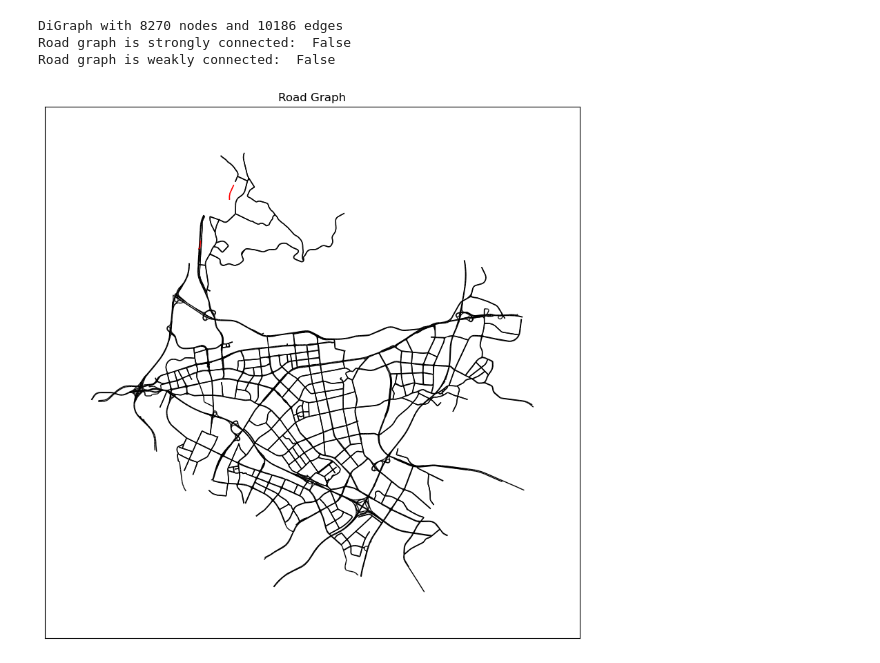
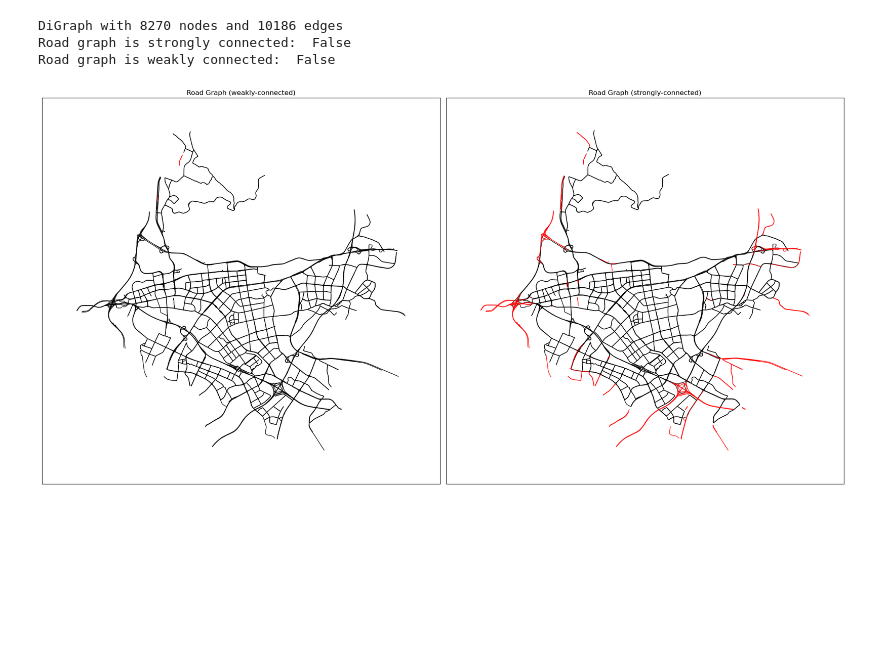
Before and after one commit to manuelck99/bachelors-thesis, a Jupyter notebook: preprocessing/map.ipynb, the cells around one changed output. Saved outputs shown, nothing was run; the diff lists cells and outputs as text; code cells hidden in the pictures; blank space fills up the shorter version.

```diff
--- a/preprocessing/map.ipynb
+++ b/preprocessing/map.ipynb
@@ -59,71 +59,84 @@ DiGraph with 8270 nodes and 10186 edges
 Road graph is strongly connected:  False
 Road graph is weakly connected:  False
 # %%
-# Find maximum weakly-connected sub road graph
+# Find maximum strongly- and weakly-connected sub road graph
 wccs = list(nx.weakly_connected_components(road_graph))
 max_wcc = max(wccs, key=len)
 max_wcc_sub_road_graph = road_graph.subgraph(max_wcc).copy()
 
-# Save weakly-connected sub road graph
+sccs = list(nx.strongly_connected_components(road_graph))
+max_scc = max(sccs, key=len)
+max_scc_sub_road_graph = road_graph.subgraph(max_scc).copy()
+
+# Save strongly- and weakly-connected sub road graph
 with open("road_graph_nsl_wc.pickle", mode="wb") as file:
     pickle.dump(max_wcc_sub_road_graph, file)
+
+with open("road_graph_nsl_sc.pickle", mode="wb") as file:
+    pickle.dump(max_scc_sub_road_graph, file)
 
 ## Draw the road graph
 pos = nx.get_node_attributes(road_graph, "pos")
 
-# Find sub road graph consisting of weakly-connected components that are not the maximum one
-left_out_nodes = set(road_graph.nodes()) - set(max_wcc_sub_road_graph.nodes())
-left_out_sub_road_graph = road_graph.subgraph(left_out_nodes)
+# Find sub road graphs consisting of strongly- and weakly-connected components that are not the maximum one
+left_out_wcc_nodes = set(road_graph.nodes()) - set(max_wcc_sub_road_graph.nodes())
+left_out_wcc_sub_road_graph = road_graph.subgraph(left_out_wcc_nodes)
 
-fig, ax = plt.subplots(1, 1, figsize=(10, 10))
+left_out_scc_nodes = set(road_graph.nodes()) - set(max_scc_sub_road_graph.nodes())
+left_out_scc_sub_road_graph = road_graph.subgraph(left_out_scc_nodes)
+
+fig, (ax1, ax2) = plt.subplots(1, 2, figsize=(20, 10))
+
 # nx.draw_networkx(
 #     road_graph,
 #     pos,
 #     with_labels=False,
 #     arrows=False,
 #     edge_color="black",
 #     node_size=1,
 #     node_color="blue",
 #     ax=ax
 # )
 #
 # # node_ids = [105, 741, 90, 732, 567, 580, 924, 6099, 59, 601, 1351, 133]
 # # other_node_ids = [6091, 3891, 3815, 4582, 3890, 3808, 3809, 10529, 6927, 4237, 3835, 4218]
 # #
 # # for node in road_graph.nodes():
 # #     if node in node_ids:
 # #         x, y = pos[node]
 # #         ax.text(x, y, str(node), fontsize=1, color="red", ha="center", va="center")
 
-# nx.draw_networkx_nodes(
-#     max_wcc_sub_road_graph,
-#     pos,
-#     node_size=1,
-#     ax=ax
-# )
-# nx.draw_networkx_nodes(
-#     left_out_sub_road_graph,
-#     pos,
-#     node_color="red",
-#     node_size=10,
-#     ax=ax
-# )
 nx.draw_networkx_edges(
     max_wcc_sub_road_graph,
     pos,
     arrows=False,
-    ax=ax
+    ax=ax1
 )
 nx.draw_networkx_edges(
-    left_out_sub_road_graph,
+    left_out_wcc_sub_road_graph,
     pos,
     edge_color="red",
     arrows=False,
-    ax=ax
+    ax=ax1
 )
-ax.set_title("Road Graph")
+ax1.set_title("Road Graph (weakly-connected)")
 
-# plt.savefig("road_graph.svg")
+nx.draw_networkx_edges(
+    max_scc_sub_road_graph,
+    pos,
+    arrows=False,
+    ax=ax2
+)
+nx.draw_networkx_edges(
+    left_out_scc_sub_road_graph,
+    pos,
+    edge_color="red",
+    arrows=False,
+    ax=ax2
+)
+ax2.set_title("Road Graph (strongly-connected)")
+
+plt.tight_layout()
 plt.show()
 # %% [output]
-[figure, old version]
+[figure, new version]
```
Also changed, not shown: 5 other files.
